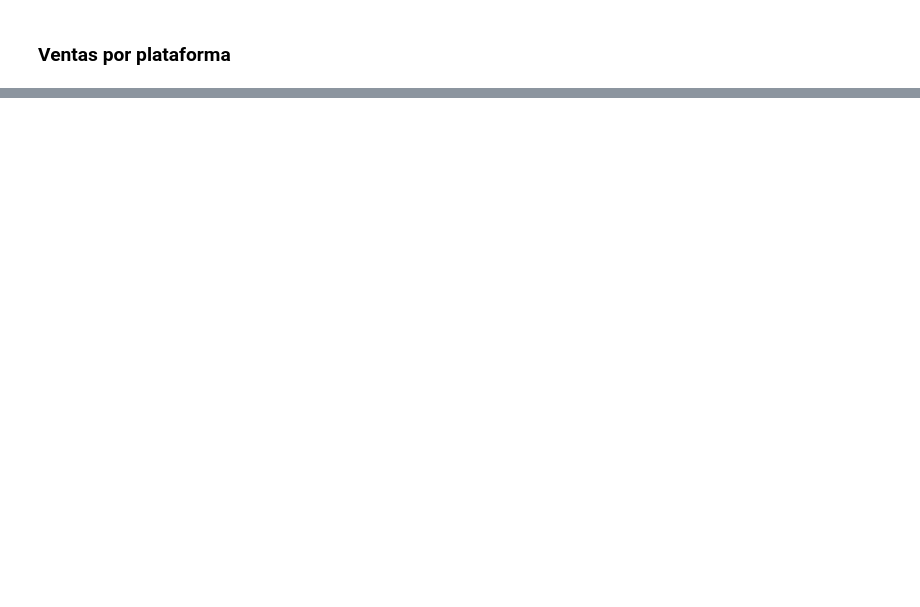
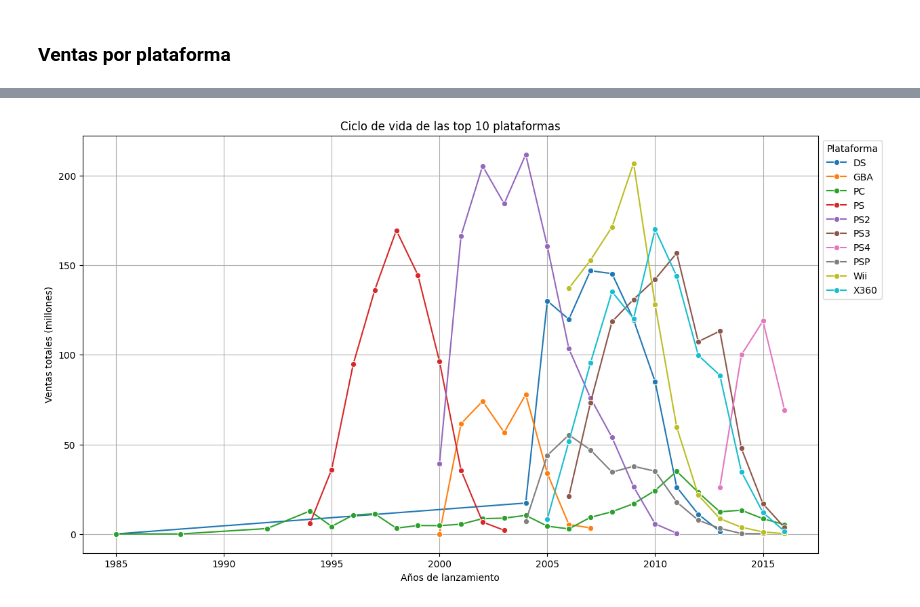
Before and after one commit to FelicianoRodriguez/tripleten-projects, a Jupyter notebook: 06_store_ice/notebook.ipynb, the cells around one changed output, grey strips where cells are left out. Cells and saved outputs as stored; diff of their text form; code cells hidden in the pictures; blank space fills up the shorter version.

```diff
--- a/06_store_ice/notebook.ipynb
+++ b/06_store_ice/notebook.ipynb
@@ -385,0 +377,8 @@ plt.show()
+# %%
+# Obtener el nombre de las top 5 plataformas
+top_10_platforms_name = []
+
+for p in top_10_platforms['platform']:
+    top_10_platforms_name.append(p)
+
+print(top_10_platforms_name)
@@ -385,0 +408,5 @@ plt.show()
+# %%
+# Seleccionar los datos para crear el ciclo de vida de las plataformas más populares
+plat_lifecy_df = games_df[games_df['platform'].isin(top_10_platforms_name)]
+
+print(plat_lifecy_df)
@@ -385,0 +454,25 @@ plt.show()
+# %%
+platform_sales_over_time = (
+    plat_lifecy_df.groupby(['platform', 'year_of_release'])['total_sales']
+    .sum()
+    .reset_index()
+)
+
+plt.figure(figsize=(14, 8))
+
+sns.lineplot(
+    data=platform_sales_over_time,
+    x='year_of_release',
+    y='total_sales',
+    hue='platform',
+    marker='o'
+)
+
+plt.title('Ciclo de vida de las top 10 plataformas')
+plt.xlabel('Años de lanzamiento')
+plt.ylabel('Ventas totales (millones)')
+plt.legend(title='Plataforma', bbox_to_anchor=(1.0, 1), loc='upper left')
+plt.grid(True)
+plt.show()
+# %% [output]
+[figure, added]
```
Also changed, not shown: parts of 96 cells of this notebook, 10 other files.
